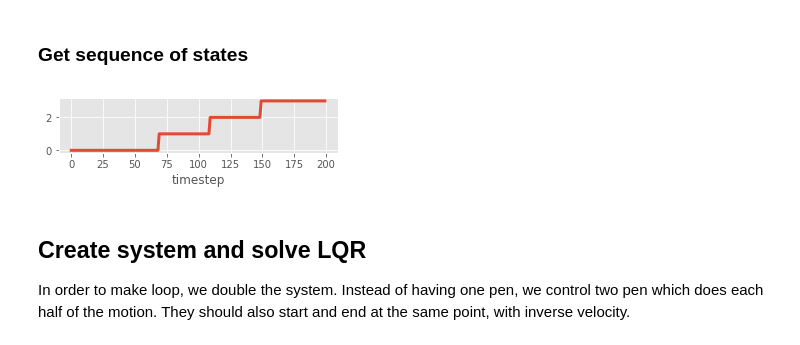
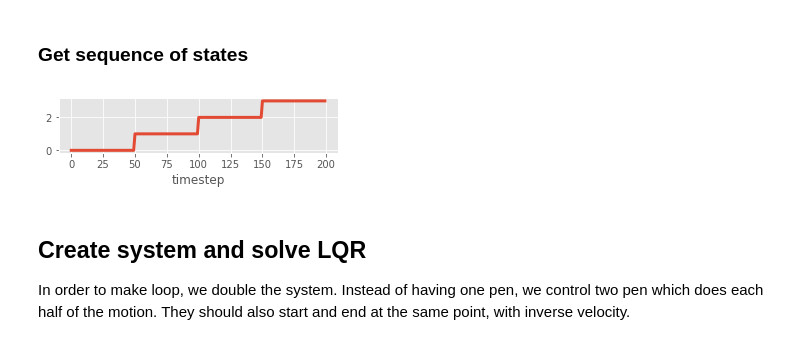
Before and after one commit to taichicode1/pbdlib-python, a Jupyter notebook: notebooks/pbdlib_LQR_Periodic.ipynb, the cells around one changed output. Drawn from its saved outputs; the diff is of its cells as text; code cells hidden in the pictures.

```diff
--- a/notebooks/pbdlib_LQR_Periodic.ipynb
+++ b/notebooks/pbdlib_LQR_Periodic.ipynb
@@ -45,13 +42,13 @@ pbd.plot_gmm(model.mu, model.sigma, dim=[0, 1]);
 # %%
 demo_idx = 0
 sq = model.viterbi(demos_x[demo_idx])
-
+sq = np.linspace(0, model.nb_states, 201).astype(int)[:-1]
 plt.figure(figsize=(5, 1))
 # plt.axis('off')
 plt.plot(sq, lw=3);
 plt.xlabel('timestep');
 # %% [output]
-[figure, old version]
+[figure, new version]
 # %% [markdown]
 ## Create system and solve LQR
 
```
Also changed, not shown: parts of 7 cells of this notebook.
